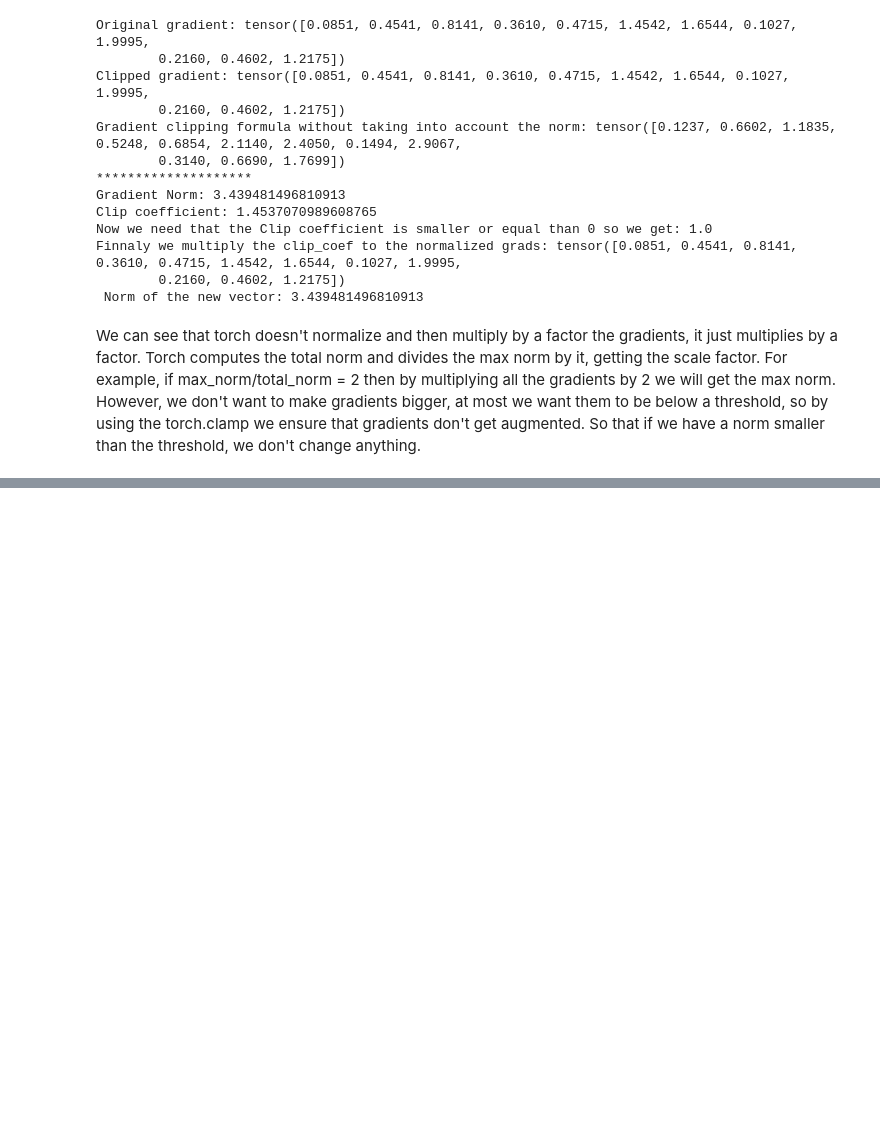
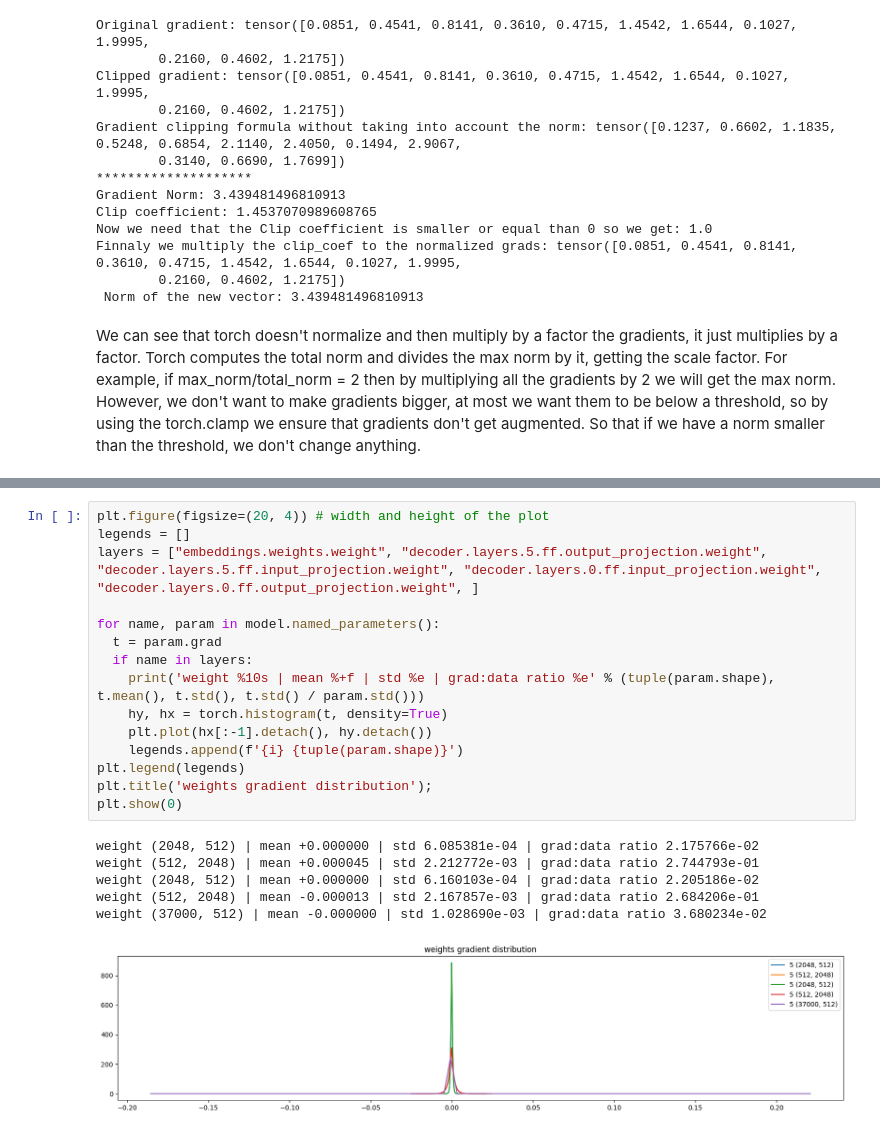
Before and after one commit to deeplearningcafe/transformer-pytorch, a Jupyter notebook: notebooks/Debug.ipynb, the cells around one changed output, grey strips where cells are left out. Cells and saved outputs as stored; diff of their text form; blank space fills up the shorter version.

```diff
--- a/notebooks/Debug.ipynb
+++ b/notebooks/Debug.ipynb
@@ -494,0 +649,22 @@ We can see that torch doesn't normalize and then multiply by a factor the gradie
+# %%
+plt.figure(figsize=(20, 4)) # width and height of the plot
+legends = []
+layers = ["embeddings.weights.weight", "decoder.layers.5.ff.output_projection.weight", "decoder.layers.5.ff.input_projection.weight", "decoder.layers.0.ff.input_projection.weight", "decoder.layers.0.ff.output_projection.weight", ]
+
+for name, param in model.named_parameters():
+  t = param.grad
+  if name in layers:
+    print('weight %10s | mean %+f | std %e | grad:data ratio %e' % (tuple(param.shape), t.mean(), t.std(), t.std() / param.std()))
+    hy, hx = torch.histogram(t, density=True)
+    plt.plot(hx[:-1].detach(), hy.detach())
+    legends.append(f'{i} {tuple(param.shape)}')
+plt.legend(legends)
+plt.title('weights gradient distribution');
+plt.show(0)
+# %% [output]
+weight (2048, 512) | mean +0.000000 | std 6.085381e-04 | grad:data ratio 2.175766e-02
+weight (512, 2048) | mean +0.000045 | std 2.212772e-03 | grad:data ratio 2.744793e-01
+weight (2048, 512) | mean +0.000000 | std 6.160103e-04 | grad:data ratio 2.205186e-02
+weight (512, 2048) | mean -0.000013 | std 2.167857e-03 | grad:data ratio 2.684206e-01
+weight (37000, 512) | mean -0.000000 | std 1.028690e-03 | grad:data ratio 3.680234e-02
+[figure, added]
```
Also changed, not shown: parts of 26 cells of this notebook, 5 other files.
